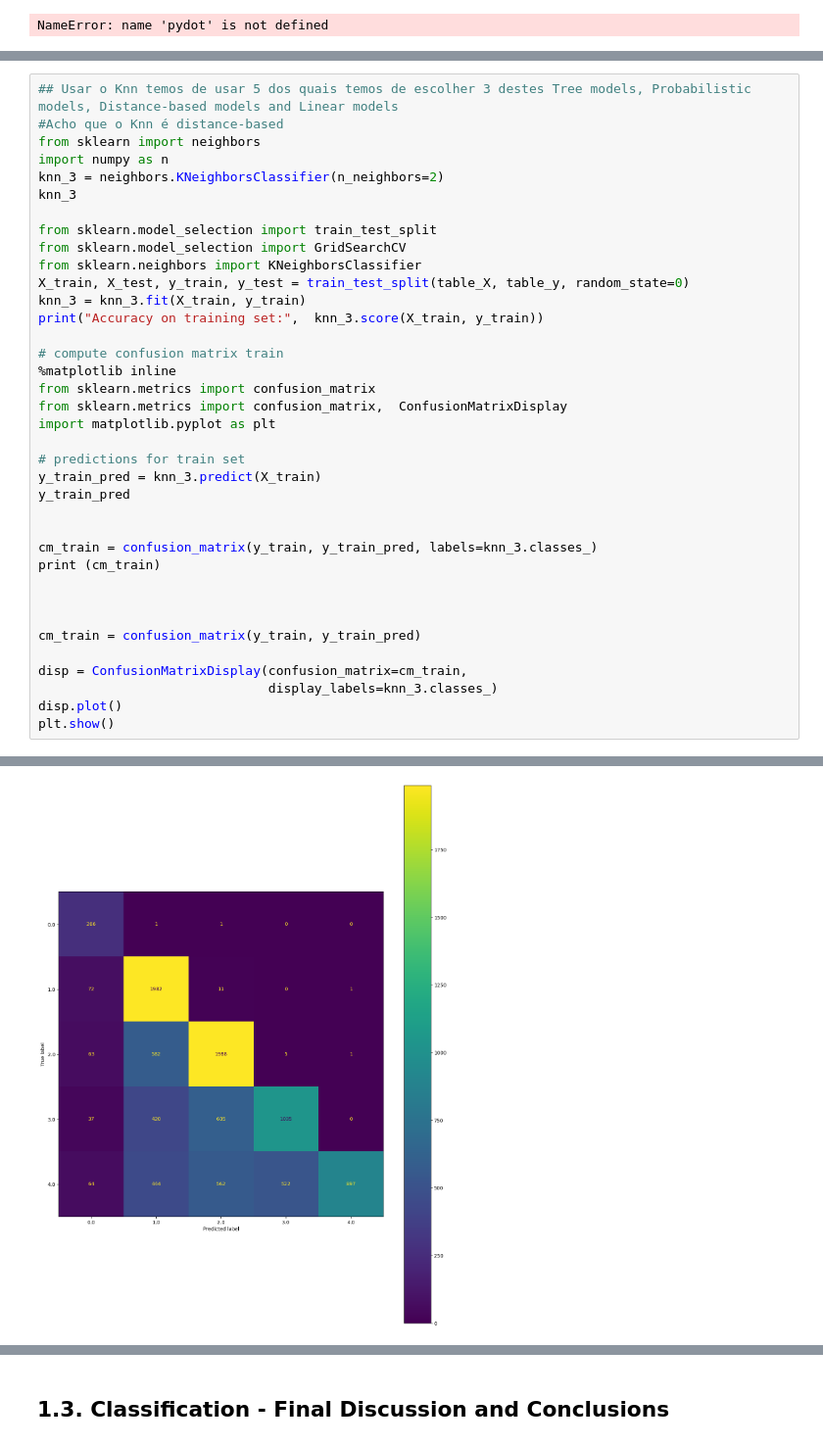
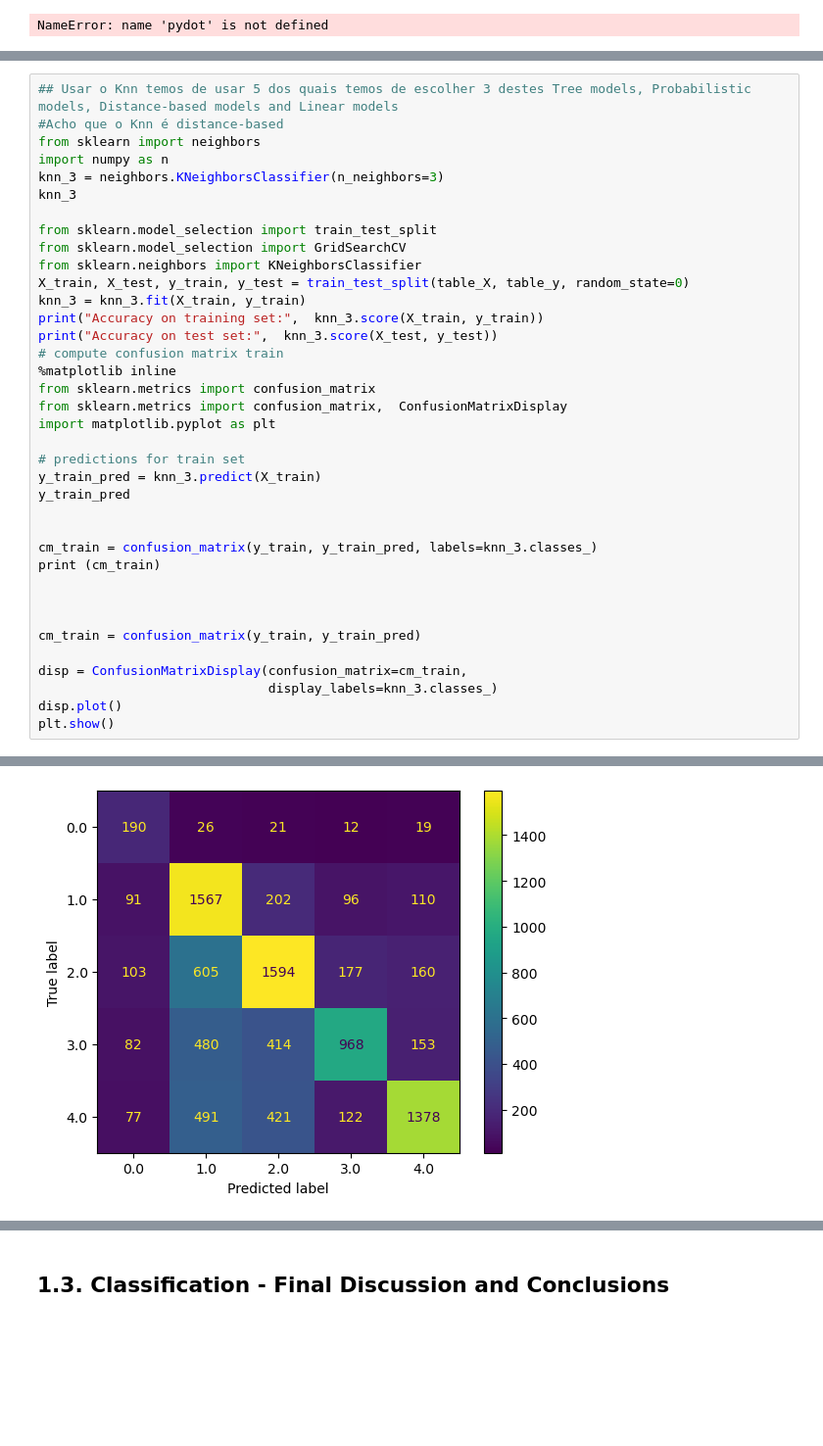
Before and after one commit to FilipeMarquesN/Machine-Learning-Project, a Jupyter notebook: AA_202425_Project.ipynb, the cells around one changed output, grey strips where cells are left out. Shown at 98% size. Saved outputs shown, nothing was run; the diff lists cells and outputs as text; blank space fills up the shorter version.

```diff
--- a/AA_202425_Project.ipynb
+++ b/AA_202425_Project.ipynb
@@ -315,7 +321,7 @@ Accuracy on training set: 0.3490950936290407
 #Acho que o Knn é distance-based
 from sklearn import neighbors
 import numpy as n
-knn_3 = neighbors.KNeighborsClassifier(n_neighbors=2)
+knn_3 = neighbors.KNeighborsClassifier(n_neighbors=3)
 knn_3
 
 from sklearn.model_selection import train_test_split
@@ -324,7 +330,7 @@ from sklearn.neighbors import KNeighborsClassifier
 X_train, X_test, y_train, y_test = train_test_split(table_X, table_y, random_state=0)
 knn_3 = knn_3.fit(X_train, y_train)
 print("Accuracy on training set:",  knn_3.score(X_train, y_train))
-
+print("Accuracy on test set:",  knn_3.score(X_test, y_test))
 # compute confusion matrix train
 %matplotlib inline
 from sklearn.metrics import confusion_matrix
@@ -357 +364 @@ Accuracy on training set: 0.6452557798932943
-[figure, old version]
+[figure, new version]
```
Also changed, not shown: parts of 6 cells of this notebook.
